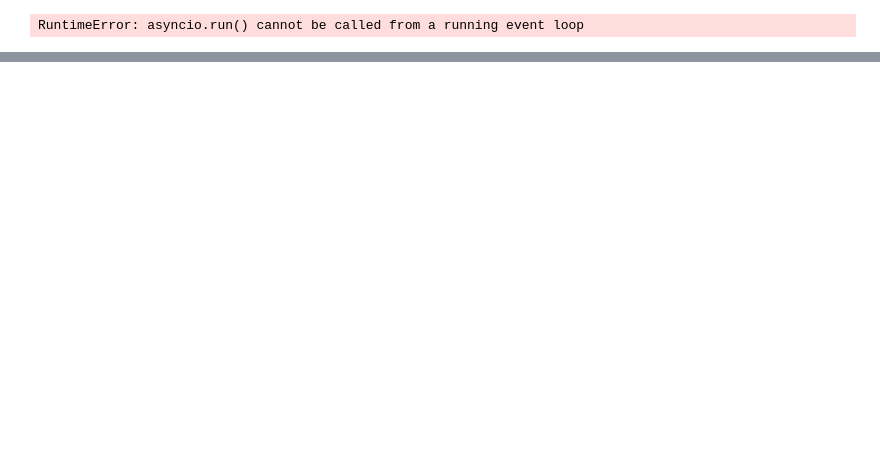
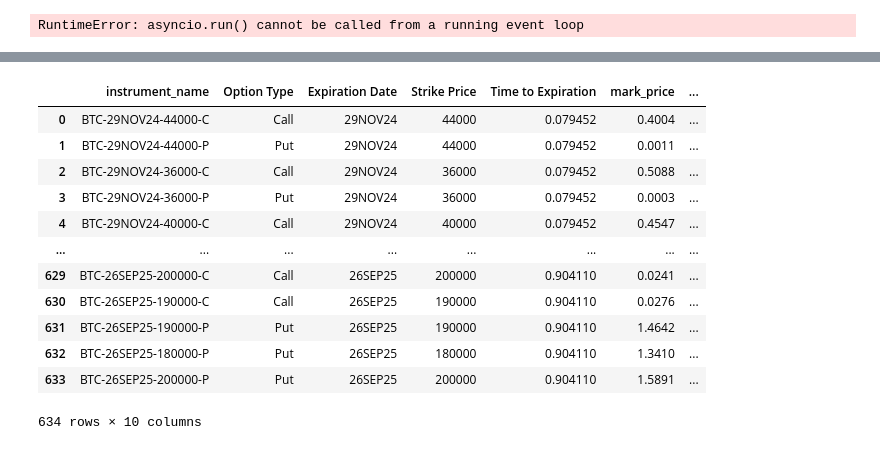
Before and after one commit to EthanFalcao/Defi_Options_Implied_Volatility, a Jupyter notebook: test.ipynb, the cells around one changed output, grey strips where cells are left out. Saved outputs shown, nothing was run; the diff lists cells and outputs as text; code cells hidden in the pictures; blank space fills up the shorter version.

```diff
--- a/test.ipynb
+++ b/test.ipynb
@@ -231,0 +428,16 @@ RuntimeError: asyncio.run() cannot be called from a running event loop
+# %%
+data
+# %% [output]
+|  | instrument_name | Option Type | Expiration Date | Strike Price | Time to Expiration | mark_price | ... |
+| 0 | BTC-29NOV24-44000-C | Call | 29NOV24 | 44000 | 0.079452 | 0.4004 | ... |
+| 1 | BTC-29NOV24-44000-P | Put | 29NOV24 | 44000 | 0.079452 | 0.0011 | ... |
+| 2 | BTC-29NOV24-36000-C | Call | 29NOV24 | 36000 | 0.079452 | 0.5088 | ... |
+| 3 | BTC-29NOV24-36000-P | Put | 29NOV24 | 36000 | 0.079452 | 0.0003 | ... |
+| 4 | BTC-29NOV24-40000-C | Call | 29NOV24 | 40000 | 0.079452 | 0.4547 | ... |
+| ... | ... | ... | ... | ... | ... | ... | ... |
+| 629 | BTC-26SEP25-200000-C | Call | 26SEP25 | 200000 | 0.904110 | 0.0241 | ... |
+| 630 | BTC-26SEP25-190000-C | Call | 26SEP25 | 190000 | 0.904110 | 0.0276 | ... |
+| 631 | BTC-26SEP25-190000-P | Put | 26SEP25 | 190000 | 0.904110 | 1.4642 | ... |
+| 632 | BTC-26SEP25-180000-P | Put | 26SEP25 | 180000 | 0.904110 | 1.3410 | ... |
+| 633 | BTC-26SEP25-200000-P | Put | 26SEP25 | 200000 | 0.904110 | 1.5891 | ... |
+634 rows × 10 columns
```
Also changed, not shown: parts of 4 cells of this notebook, 4 other files.
